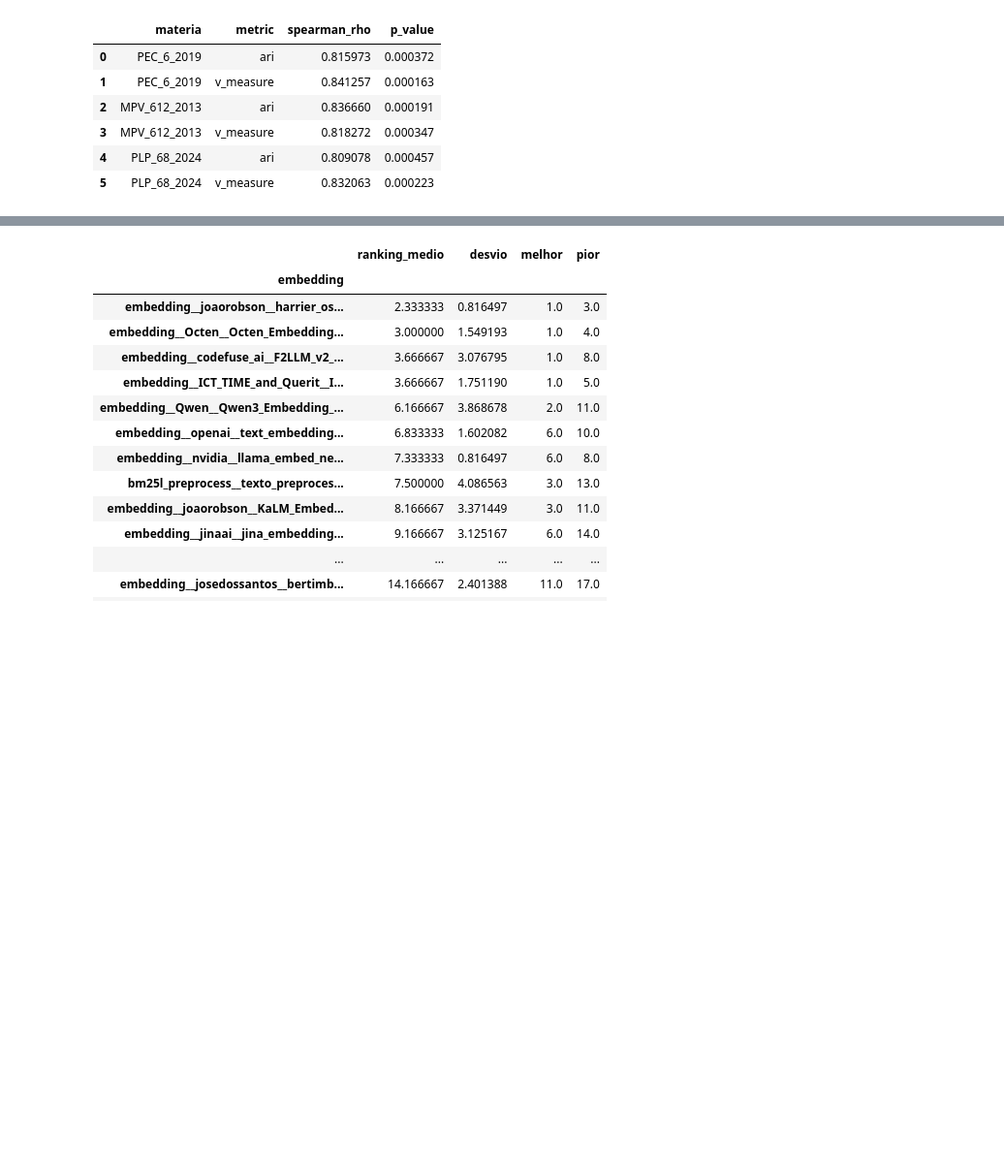
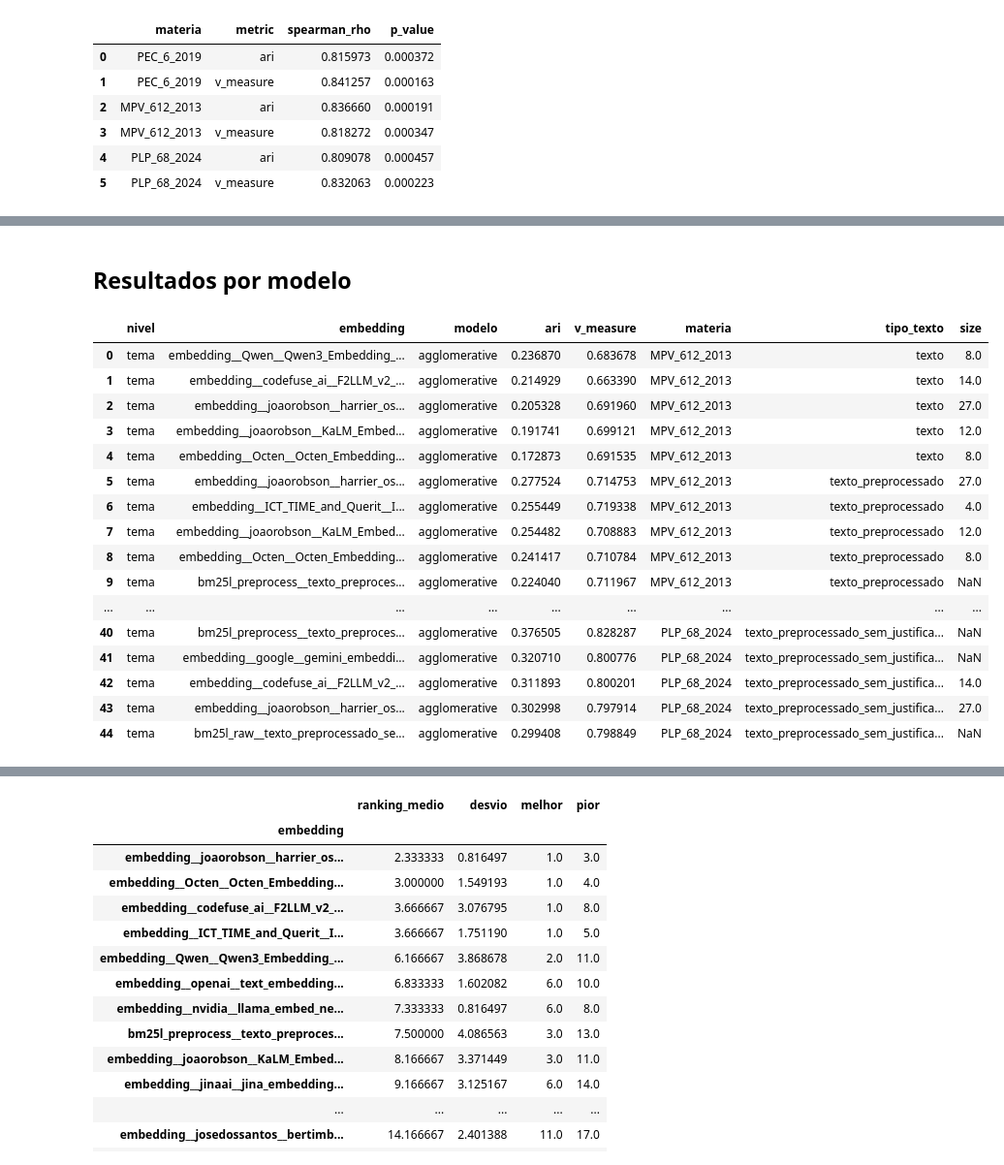
Before and after one commit to joaorobson/br-leg-amendments-embeddings-eval, a Jupyter notebook: notebooks/tasks_eval/Clustering-Eval.ipynb, the cells around one changed output, grey strips where cells are left out. Shown at 97% size. Saved outputs shown, nothing was run; the diff lists cells and outputs as text; code cells hidden in the pictures; blank space fills up the shorter version.

```diff
--- a/notebooks/tasks_eval/Clustering-Eval.ipynb
+++ b/notebooks/tasks_eval/Clustering-Eval.ipynb
@@ -101,16 +112,3 @@ Para X >= 2:
 Para X >= 5:
   - Qtd de amostras: 245
   - Proporção sobre o total da matéria: 0.9142 (91.42%)
-# %%
-def extrair_tipo_texto(col):
-
-    if col.endswith("__texto_preprocessado_sem_justificativa"):
-        return "texto_preprocessado_sem_justificativa"
-
-    if col.endswith("__texto_preprocessado"):
-        return "texto_preprocessado"
-
-    if col.endswith("__texto"):
-        return "texto"
-
-    return "outro"
@@ -1327,0 +1312,31 @@ df_corr
+# %% [markdown]
+## Resultados por modelo
+# %%
+(
+    df_all.query("nivel == 'tema'")
+    .sort_values(
+        ["materia", "tipo_texto", "ari"],
+        ascending=[True, True, False]
+    )
+    .groupby(["materia", "tipo_texto"], group_keys=False)
+    .head(5)
+    .reset_index(drop=True)
+)
+# %% [output]
+|  | nivel | embedding | modelo | ari | v_measure | materia | tipo_texto | size |
+| 0 | tema | embedding__Qwen__Qwen3_Embedding_... | agglomerative | 0.236870 | 0.683678 | MPV_612_2013 | texto | 8.0 |
+| 1 | tema | embedding__codefuse_ai__F2LLM_v2_... | agglomerative | 0.214929 | 0.663390 | MPV_612_2013 | texto | 14.0 |
+| 2 | tema | embedding__joaorobson__harrier_os... | agglomerative | 0.205328 | 0.691960 | MPV_612_2013 | texto | 27.0 |
+| 3 | tema | embedding__joaorobson__KaLM_Embed... | agglomerative | 0.191741 | 0.699121 | MPV_612_2013 | texto | 12.0 |
+| 4 | tema | embedding__Octen__Octen_Embedding... | agglomerative | 0.172873 | 0.691535 | MPV_612_2013 | texto | 8.0 |
+| 5 | tema | embedding__joaorobson__harrier_os... | agglomerative | 0.277524 | 0.714753 | MPV_612_2013 | texto_preprocessado | 27.0 |
+| 6 | tema | embedding__ICT_TIME_and_Querit__I... | agglomerative | 0.255449 | 0.719338 | MPV_612_2013 | texto_preprocessado | 4.0 |
+| 7 | tema | embedding__joaorobson__KaLM_Embed... | agglomerative | 0.254482 | 0.708883 | MPV_612_2013 | texto_preprocessado | 12.0 |
+| 8 | tema | embedding__Octen__Octen_Embedding... | agglomerative | 0.241417 | 0.710784 | MPV_612_2013 | texto_preprocessado | 8.0 |
+| 9 | tema | bm25l_preprocess__texto_preproces... | agglomerative | 0.224040 | 0.711967 | MPV_612_2013 | texto_preprocessado | NaN |
+| ... | ... | ... | ... | ... | ... | ... | ... | ... |
+| 40 | tema | bm25l_preprocess__texto_preproces... | agglomerative | 0.376505 | 0.828287 | PLP_68_2024 | texto_preprocessado_sem_justifica... | NaN |
+| 41 | tema | embedding__google__gemini_embeddi... | agglomerative | 0.320710 | 0.800776 | PLP_68_2024 | texto_preprocessado_sem_justifica... | NaN |
+| 42 | tema | embedding__codefuse_ai__F2LLM_v2_... | agglomerative | 0.311893 | 0.800201 | PLP_68_2024 | texto_preprocessado_sem_justifica... | 14.0 |
+| 43 | tema | embedding__joaorobson__harrier_os... | agglomerative | 0.302998 | 0.797914 | PLP_68_2024 | texto_preprocessado_sem_justifica... | 27.0 |
+| 44 | tema | bm25l_raw__texto_preprocessado_se... | agglomerative | 0.299408 | 0.798849 | PLP_68_2024 | texto_preprocessado_sem_justifica... | NaN |
```
Also changed, not shown: parts of 49 cells of this notebook, 33 other files.
